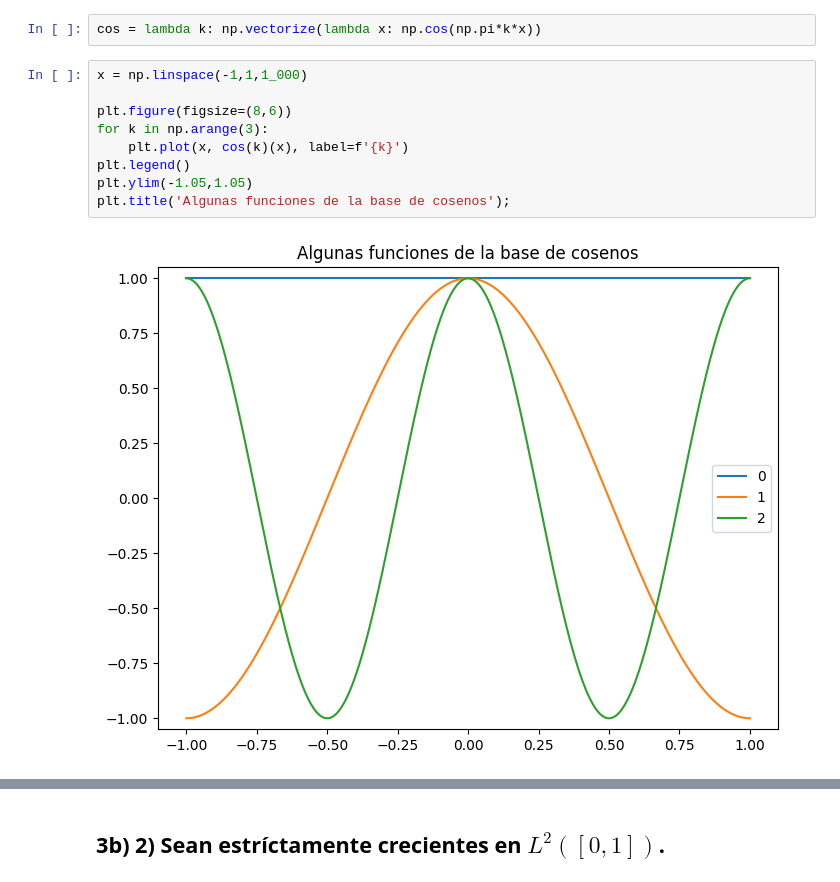
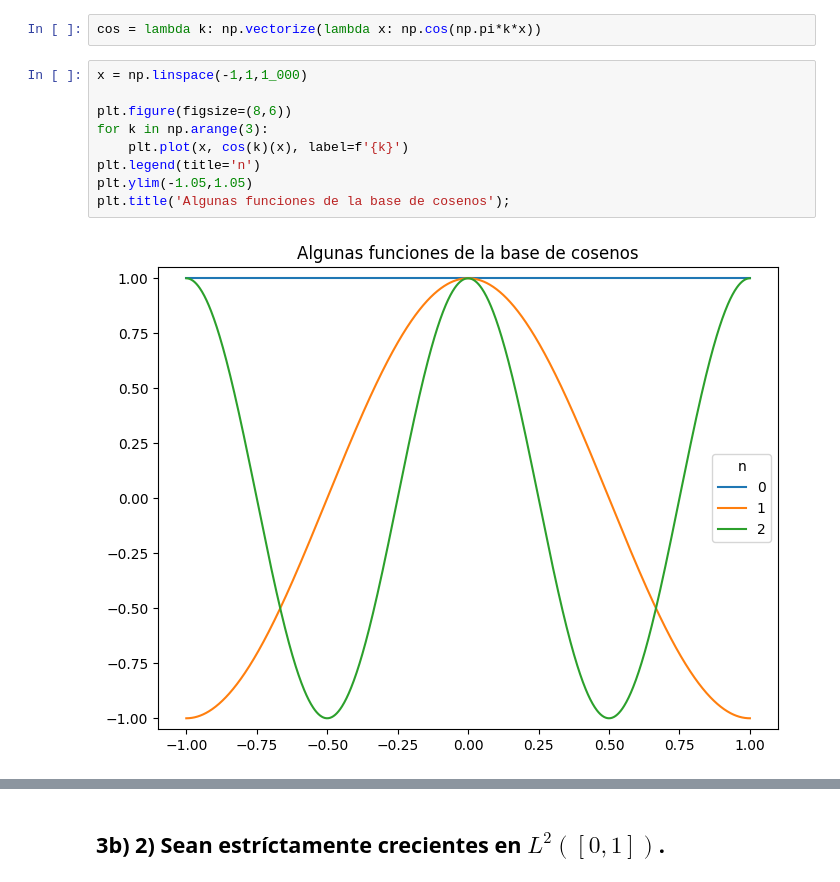
Before and after one commit to AlejandroVillazonG/MAT468, a Jupyter notebook: certamen/P3/P3_b.ipynb, the cells around one changed output, grey strips where cells are left out. Drawn from its saved outputs; the diff is of its cells as text.

```diff
--- a/certamen/P3/P3_b.ipynb
+++ b/certamen/P3/P3_b.ipynb
@@ -40,12 +42,12 @@ cos = lambda k: np.vectorize(lambda x: np.cos(np.pi*k*x))
 # %%
 x = np.linspace(-1,1,1_000)
 
 plt.figure(figsize=(8,6))
 for k in np.arange(3):
     plt.plot(x, cos(k)(x), label=f'{k}')
-plt.legend()
+plt.legend(title='n')
 plt.ylim(-1.05,1.05)
 plt.title('Algunas funciones de la base de cosenos');
 # %% [output]
-[figure, old version]
+[figure, new version]
 # %% [markdown]
```
Also changed, not shown: parts of 16 cells of this notebook, 6 other files.
